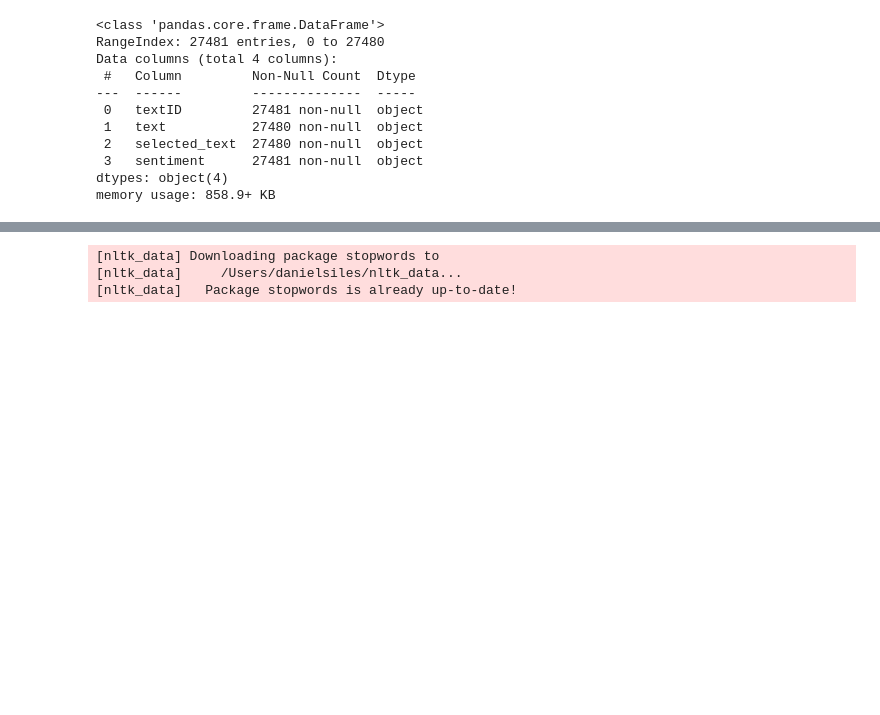
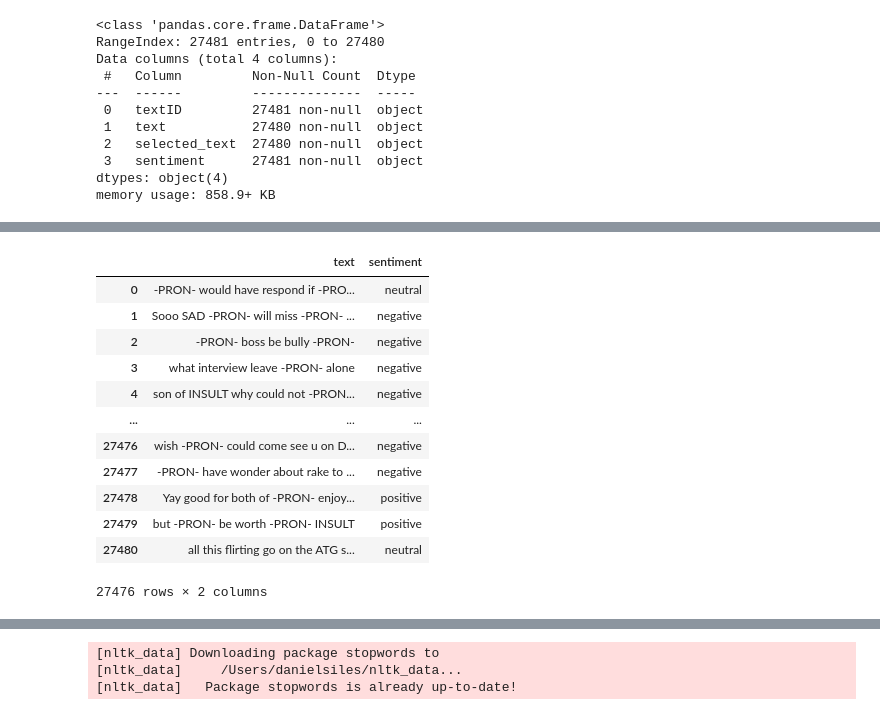
Before and after one commit to Maulorian/itc_datascience_project, a Jupyter notebook: Prep and modeling/Project 2 - ITC - Checkpoint 2.ipynb, the cells around one changed output, grey strips where cells are left out. Cells and saved outputs as stored; diff of their text form; code cells hidden in the pictures; blank space fills up the shorter version.

```diff
--- a/Prep and modeling/Project 2 - ITC - Checkpoint 2.ipynb
+++ b/Prep and modeling/Project 2 - ITC - Checkpoint 2.ipynb
@@ -197,0 +123,18 @@ df["text"] = df["text"].progress_apply(expand_contractions)
+# %%
+# df.to_csv("lemmatized_df.csv")
+df = pd.read_csv('lemmatized_df.csv', index_col=0).dropna()
+df
+# %% [output]
+|  | text | sentiment |
+| 0 | -PRON- would have respond if -PRO... | neutral |
+| 1 | Sooo SAD -PRON- will miss -PRON- ... | negative |
+| 2 | -PRON- boss be bully -PRON- | negative |
+| 3 | what interview leave -PRON- alone | negative |
+| 4 | son of INSULT why could not -PRON... | negative |
+| ... | ... | ... |
+| 27476 | wish -PRON- could come see u on D... | negative |
+| 27477 | -PRON- have wonder about rake to ... | negative |
+| 27478 | Yay good for both of -PRON- enjoy... | positive |
+| 27479 | but -PRON- be worth -PRON- INSULT | positive |
+| 27480 | all this flirting go on the ATG s... | neutral |
+27476 rows × 2 columns
```
Also changed, not shown: parts of 34 cells of this notebook, 1 other file.
